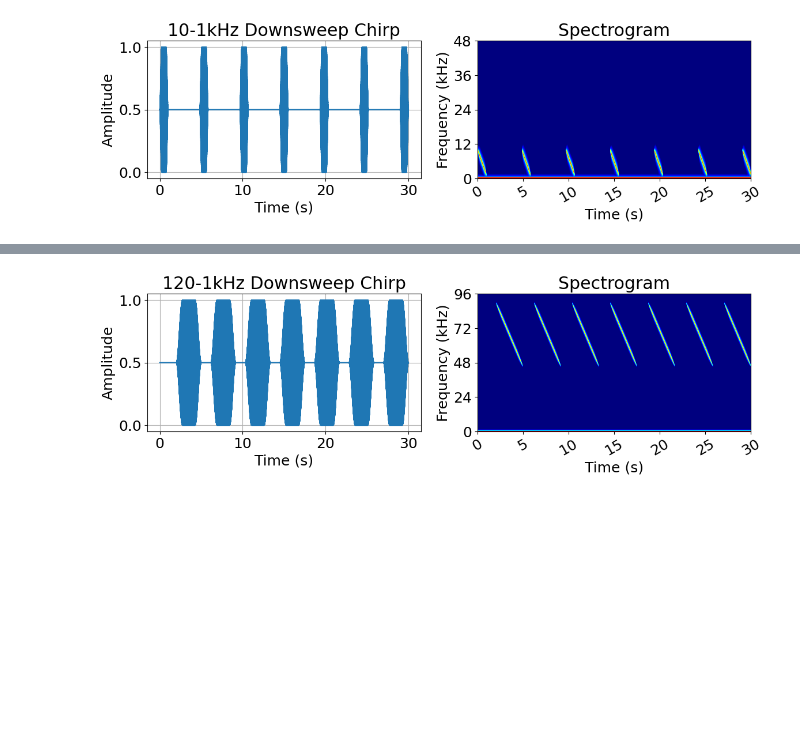
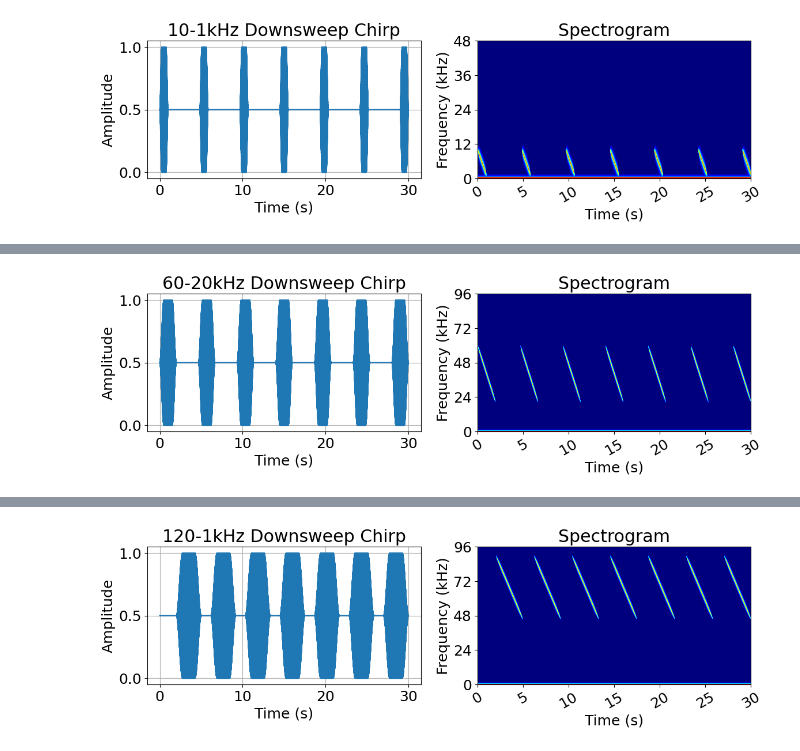
Before and after one commit to aditya-uw/bat-detector-msds, a Jupyter notebook: daily_notebooks/20260617__vifa_ultrasonic_speaker_test.ipynb, the cells around one changed output, grey strips where cells are left out. Saved outputs shown, nothing was run; the diff lists cells and outputs as text; code cells hidden in the pictures; blank space fills up the shorter version.

```diff
--- a/daily_notebooks/20260617__vifa_ultrasonic_speaker_test.ipynb
+++ b/daily_notebooks/20260617__vifa_ultrasonic_speaker_test.ipynb
@@ -240 +242,57 @@ plt.show()
+# %%
+TIME_DURATION = 30
+t = np.linspace(0, TIME_DURATION, int(FS*TIME_DURATION))
+sig_duration = 2
+raw_signal = sp_sig.chirp(np.linspace(0, sig_duration, int(FS*sig_duration)), f0=60000, t1=sig_duration, f1=20000)
+window_func = sp_sig.windows.tukey(int(FS*sig_duration))
+
+signal = np.zeros(t.size)
+
+num_calls = 0
+for time_transmitted in np.linspace(0, (TIME_DURATION - sig_duration), 7):
+    num_calls+=1
+    signal[round(FS*time_transmitted):round(FS*(time_transmitted+sig_duration))] = (raw_signal * window_func) / 2
+save_sig = (signal + 0.5)
+
+fig, ax_all = plt.subplots(1, 2, figsize=(12, 4))
+plt.rcParams.update({'font.size': 18})
+
+ax = ax_all[0]
+ax.plot(t, save_sig)
+ax.set_xlabel("Time (s)")
+ax.set_ylabel("Amplitude")
+ax.set_title(f"60-20kHz Downsweep Chirp")
+ax.grid(which='both')
+
+vmax = 0
+vmin = -100
+
+spec_features = dict()
+spec_features['NFFT'] = 1024 # When segments are short, NFFT should also be small to best see calls (must always be > 128)
+spec_features['cmap'] = 'jet' # This colormap shows best contrast between noise and signals
+spec_features['vmin'] = vmin
+spec_features['vmax'] = vmax
+
+vmax = spec_features['vmax']
+vmin = spec_features['vmin']
+cmap = spec_features['cmap']
+nfft = spec_features['NFFT']
+
+ax = ax_all[1]
+_, _, _, im = ax.specgram(save_sig, NFFT=nfft, Fs=FS, cmap=cmap, vmin=vmin, vmax=vmax, mode='magnitude', scale='dB')
+ax.set_yticks(ticks=np.arange(0, 96e3+1, 24e3), labels=np.arange(0, 96+1, 24))
+ax.set_ylim(0, 96e3)
+xticks_sec = np.linspace(0, TIME_DURATION, 7).astype(int)
+xtick_labels_ms = (xticks_sec)
+
+ax.set_xticks(xticks_sec)
+ax.set_xticklabels(xtick_labels_ms, rotation=30)
+ax.set_ylabel('Frequency (kHz)')
+ax.set_xlabel('Time (s)')
+ax.set_title(f"Spectrogram")
+
+fig.tight_layout()
+plt.show()
+# %% [output]
+[figure, added]
 # %%
```
Also changed, not shown: parts of 10 cells of this notebook, 1 other file.
